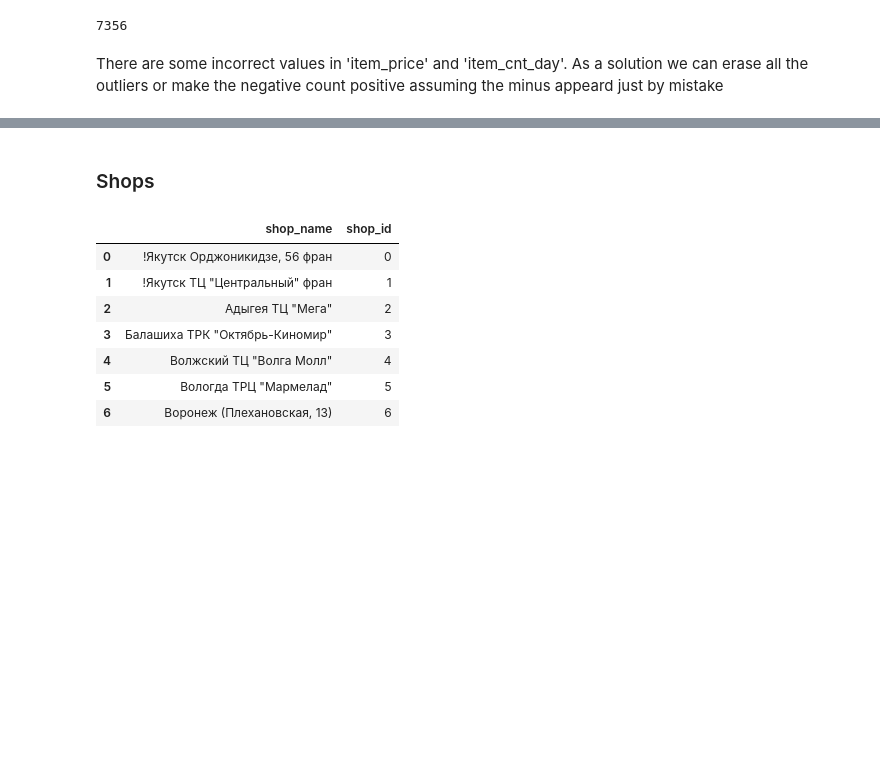
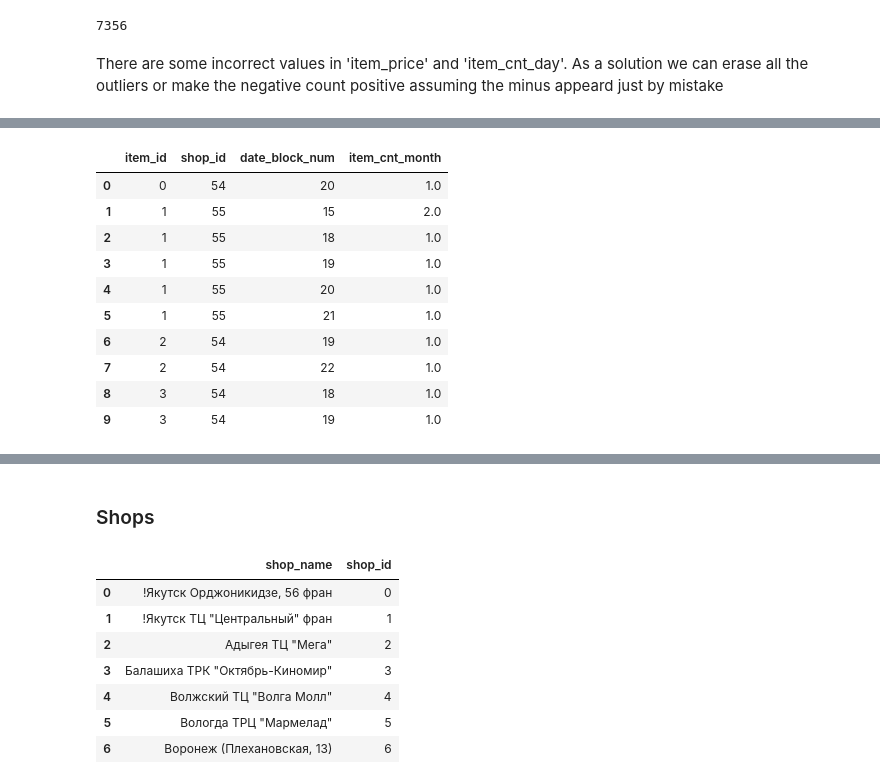
Before and after one commit to charlyrs/epam_mentorship, a Jupyter notebook: notebooks/EDA.ipynb, the cells around one changed output, grey strips where cells are left out. Drawn from its saved outputs; the diff is of its cells as text; code cells hidden in the pictures; blank space fills up the shorter version.

```diff
--- a/notebooks/EDA.ipynb
+++ b/notebooks/EDA.ipynb
@@ -103,0 +115,16 @@ There are some incorrect values in 'item_price' and 'item_cnt_day'. As a solutio
+# %%
+month_count_item = pd.DataFrame(sales.groupby(['item_id','shop_id', 'date_block_num'])['item_cnt_day'].sum()).reset_index(level = [0,1,2])
+month_count_item.columns = ['item_id', 'shop_id', 'date_block_num', 'item_cnt_month']
+month_count_item.head(10)
+# %% [output]
+|  | item_id | shop_id | date_block_num | item_cnt_month |
+| 0 | 0 | 54 | 20 | 1.0 |
+| 1 | 1 | 55 | 15 | 2.0 |
+| 2 | 1 | 55 | 18 | 1.0 |
+| 3 | 1 | 55 | 19 | 1.0 |
+| 4 | 1 | 55 | 20 | 1.0 |
+| 5 | 1 | 55 | 21 | 1.0 |
+| 6 | 2 | 54 | 19 | 1.0 |
+| 7 | 2 | 54 | 22 | 1.0 |
+| 8 | 3 | 54 | 18 | 1.0 |
+| 9 | 3 | 54 | 19 | 1.0 |
```
Also changed, not shown: parts of 28 cells of this notebook.
